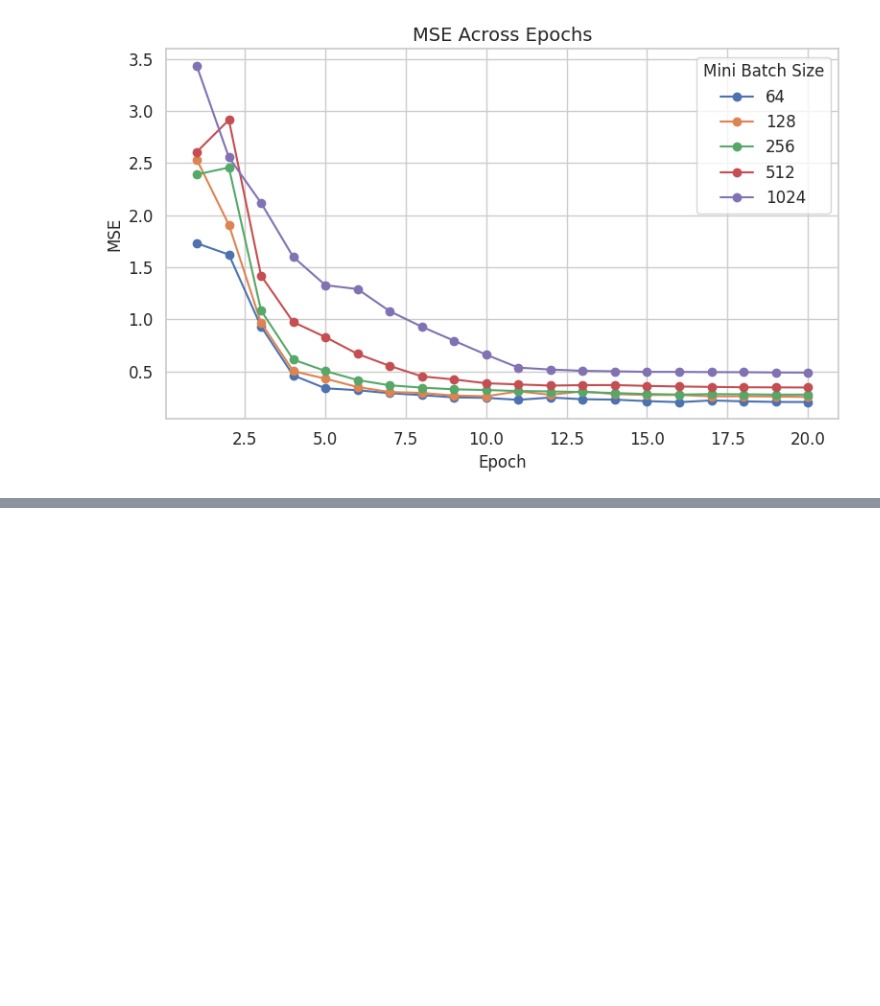
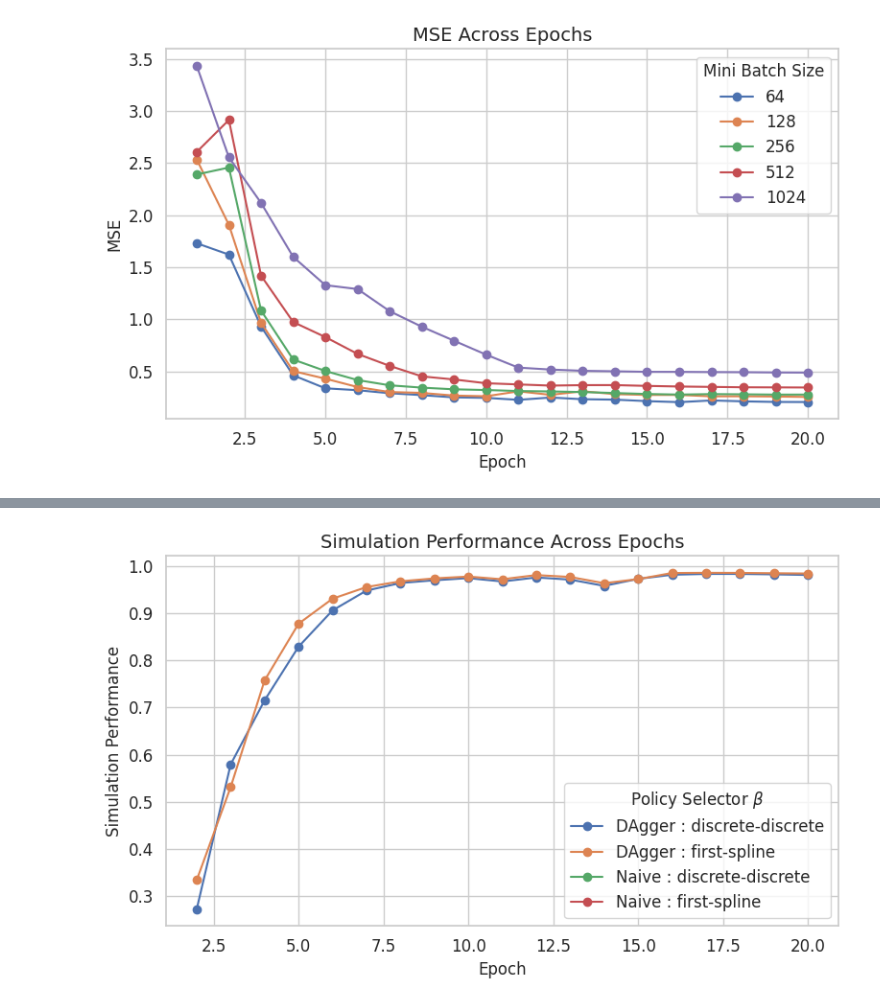
Before and after one commit to Batou1406/dls_orbit_bat_private, a Jupyter notebook: source/extensions/omni.isaac.lab_tasks/omni/isaac/lab_tasks/manager_based/locomotion/model_based/thesis_image.ipynb, the cells around one changed output, grey strips where cells are left out. Cells and saved outputs as stored; diff of their text form; code cells hidden in the pictures; blank space fills up the shorter version.

```diff
--- a/source/extensions/omni.isaac.lab_tasks/omni/isaac/lab_tasks/manager_based/locomotion/model_based/thesis_image.ipynb
+++ b/source/extensions/omni.isaac.lab_tasks/omni/isaac/lab_tasks/manager_based/locomotion/model_based/thesis_image.ipynb
@@ -1344,0 +1456,29 @@ plt.show()
+# %%
+import matplotlib.pyplot as plt
+import seaborn as sns
+
+# Ensure that seaborn's style is set for better aesthetics
+sns.set_theme(style=style_theme)
+
+# Plot each row of the DataFrame as a line
+plt.figure(figsize=(8, 5))
+
+for index, row in epoch_reward_df.iterrows():
+    plt.plot(epoch_reward_df.columns, row, marker='o', label=index)
+
+# Customize the plot for the scientific report
+plt.title('Simulation Performance Across Epochs', fontsize=14)
+plt.xlabel('Epoch', fontsize=12)
+plt.ylabel('Simulation Performance', fontsize=12)
+plt.legend(title=r'Policy Selector $\beta$', fontsize=12, title_fontsize=12)
+plt.xticks(fontsize=12)
+plt.yticks(fontsize=12)
+plt.tight_layout()
+
+# Save the plot if needed
+plt.savefig("thesis image/9/DaggervsNaiceReward.pdf", bbox_inches='tight')
+
+# Show the plot
+plt.show()
+# %% [output]
+[figure, added]
```
Also changed, not shown: parts of 3 cells of this notebook, 2 other files.
